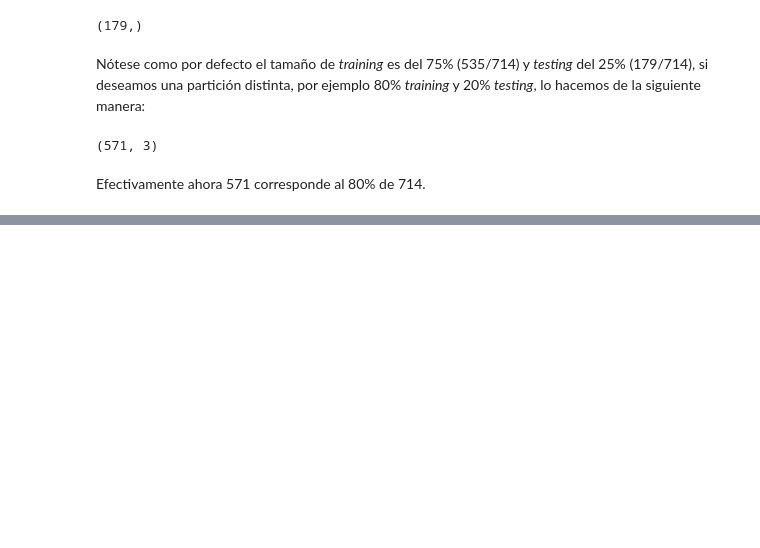
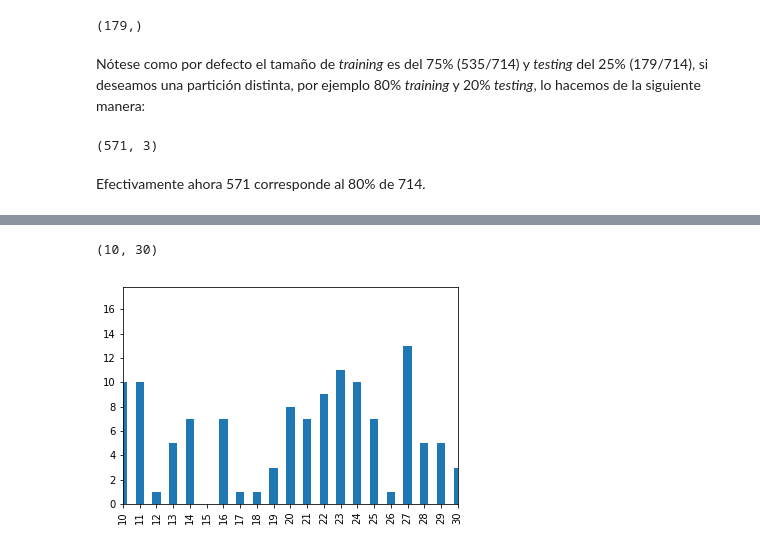
Before and after one commit to fmezacr/DataScienceTEC, a Jupyter notebook: Clase2/Clase2_Preprocesado.ipynb, the cells around one changed output, grey strips where cells are left out. Drawn from its saved outputs; the diff is of its cells as text; code cells hidden in the pictures; blank space fills up the shorter version.

```diff
--- a/Clase2/Clase2_Preprocesado.ipynb
+++ b/Clase2/Clase2_Preprocesado.ipynb
@@ -422,0 +449,6 @@ Efectivamente ahora 571 corresponde al 80% de 714.
+# %%
+dataset['Preg'].plot.bar()
+plt.xlim(10,30)
+# %% [output]
+(10, 30)
+[figure, added]
```
Also changed, not shown: parts of 7 cells of this notebook.
